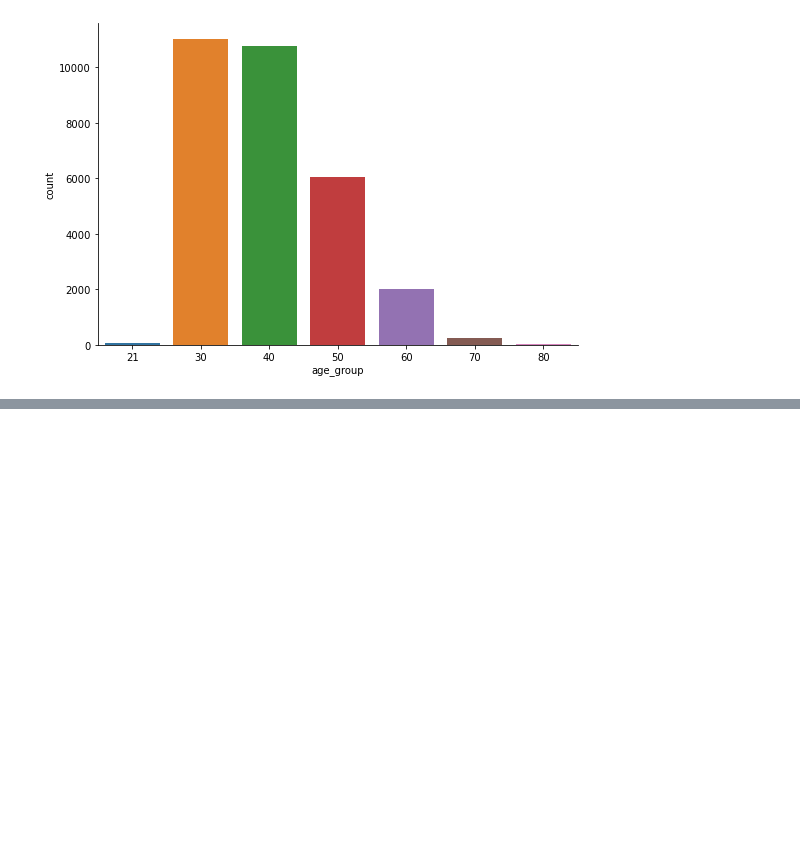
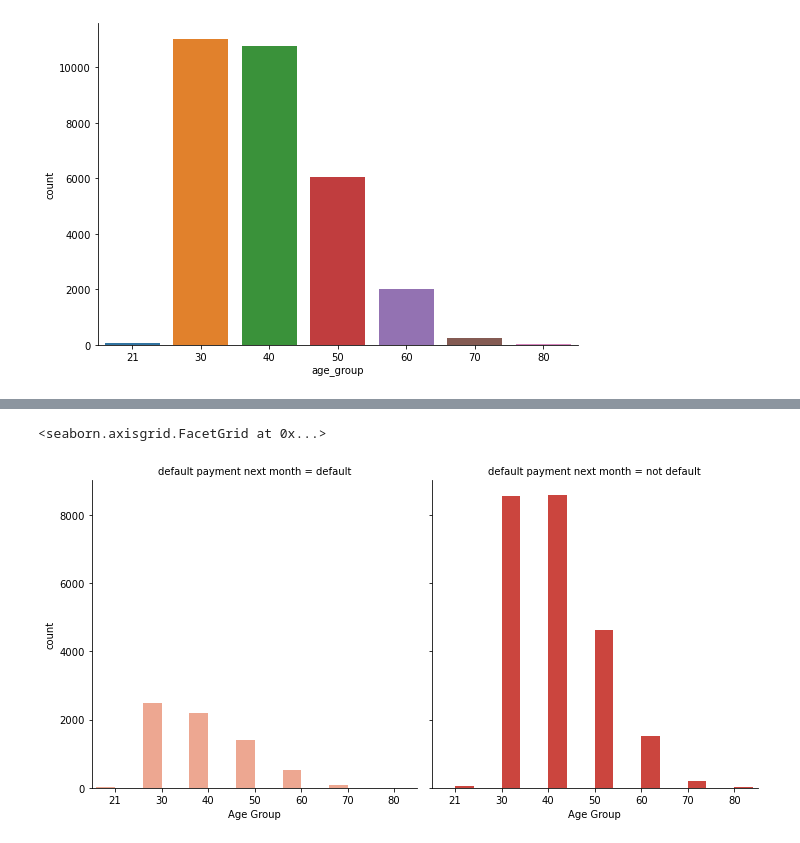
Before and after one commit to ritalule/C2-T2, a Jupyter notebook: C2-T2.ipynb, the cells around one changed output, grey strips where cells are left out. Saved outputs shown, nothing was run; the diff lists cells and outputs as text; code cells hidden in the pictures; blank space fills up the shorter version.

```diff
--- a/C2-T2.ipynb
+++ b/C2-T2.ipynb
@@ -557,0 +606,7 @@ fg.set_xlabels('age_group')
+# %%
+fg=sns.factorplot('age_group', data=credit, kind='count', hue='default payment next month', col='default payment next month', hue_order=['default','not default'],
+                 palette='Reds')
+fg.set_xlabels('Age Group')
+# %% [output]
+<seaborn.axisgrid.FacetGrid at 0x...>
+[figure, added]
```
Also changed, not shown: parts of 9 cells of this notebook, 2 other files.
